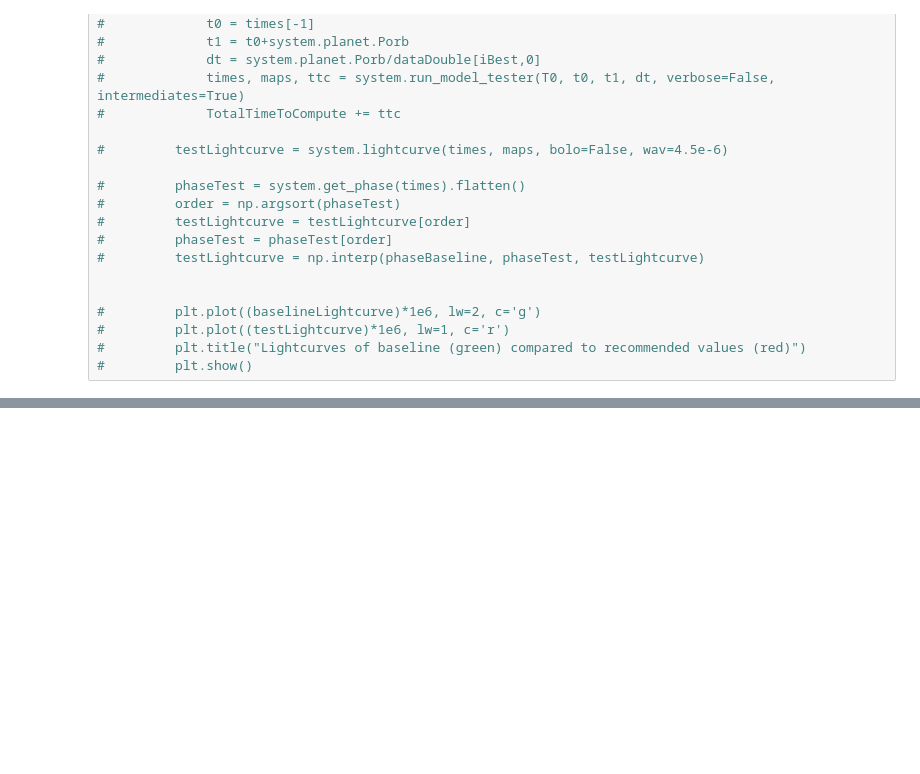
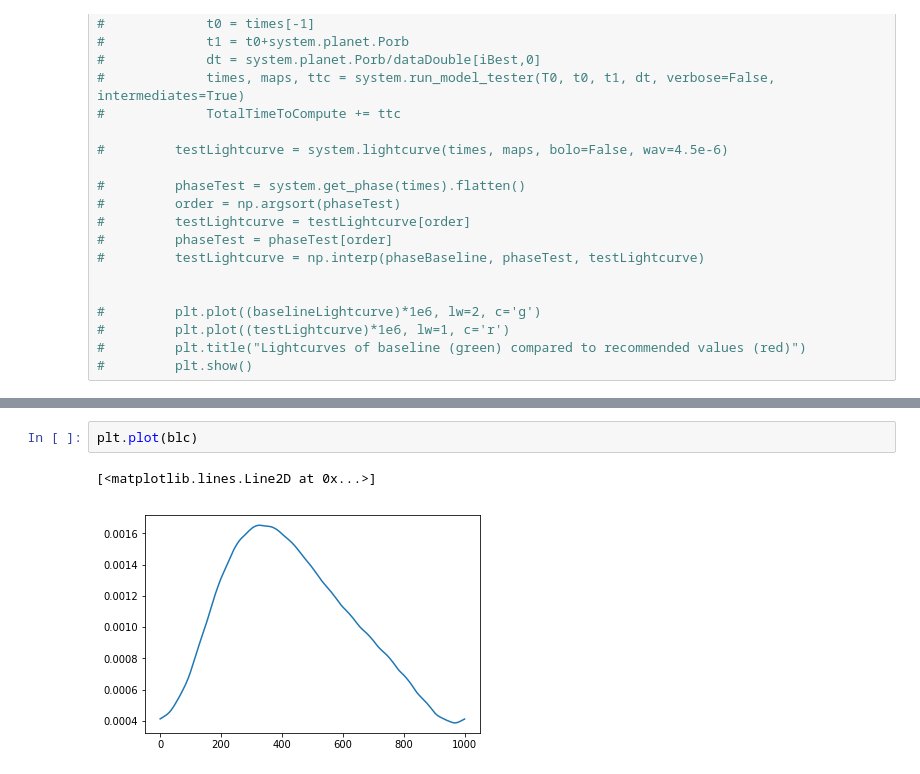
Before and after one commit to ZYVE255/ebm-optimizer, a Jupyter notebook: Testing.ipynb, the cells around one changed output, grey strips where cells are left out. Cells and saved outputs as stored; diff of their text form; blank space fills up the shorter version.

```diff
--- a/Testing.ipynb
+++ b/Testing.ipynb
@@ -299,0 +327,5 @@ NameError: name 'Optimize' is not defined
+# %%
+plt.plot(blc)
+# %% [output]
+[<matplotlib.lines.Line2D at 0x...>]
+[figure, added]
```
Also changed, not shown: parts of 26 cells of this notebook, 1 other file.
